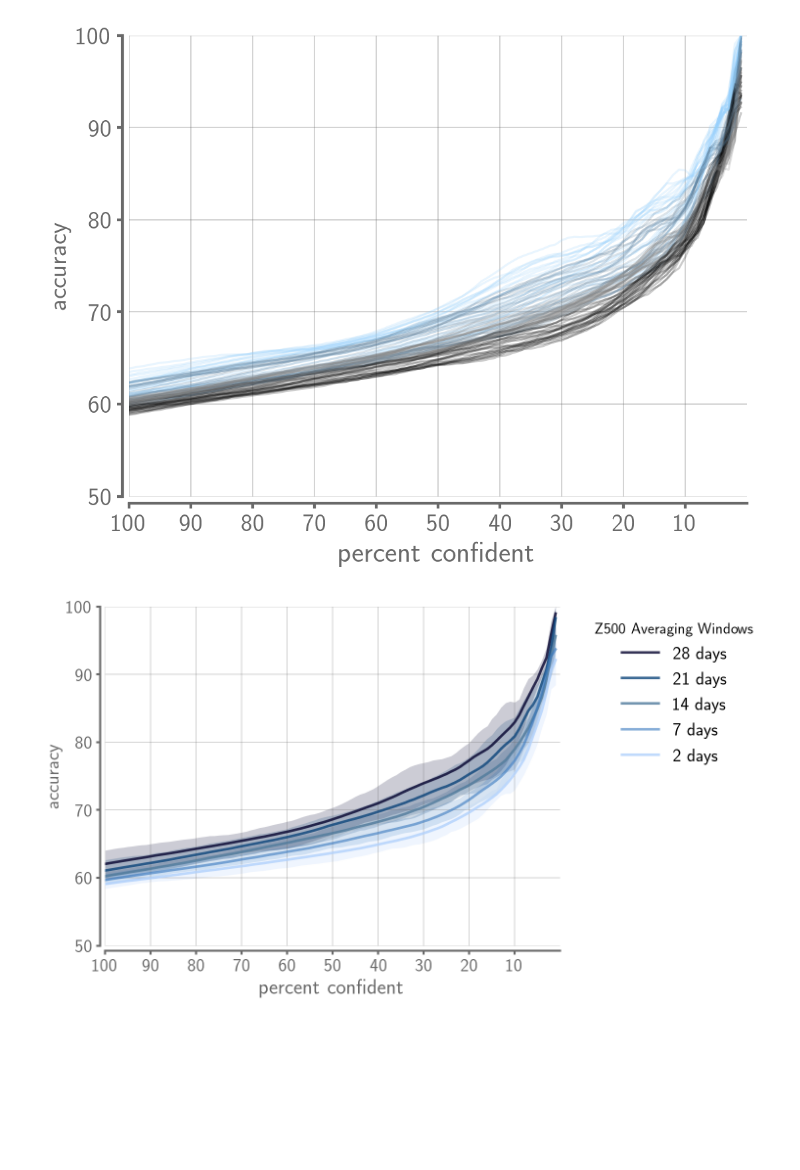
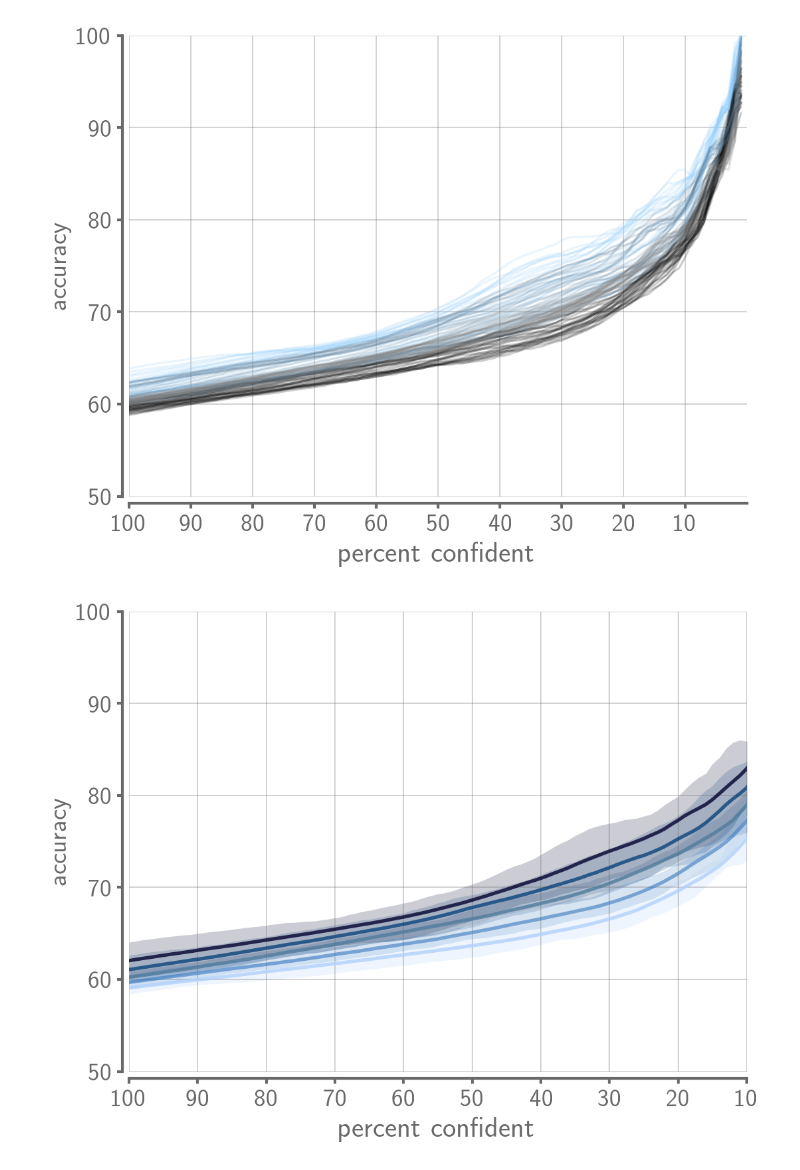
Before and after one commit to kjmayer/ENSOvsMJO, a Jupyter notebook: interpret/interpret-plot.ipynb, the cells around one changed output. Saved outputs shown, nothing was run; the diff lists cells and outputs as text; code cells hidden in the pictures; blank space fills up the shorter version.

```diff
--- a/interpret/interpret-plot.ipynb
+++ b/interpret/interpret-plot.ipynb
@@ -87,7 +87,7 @@ for l,lead in enumerate(LEADS):
     print('LEAD: '+str(lead))
     for a,avg in enumerate(AVGS):
         # print('AVG: '+str(avg))
-        ddir_load = '/glade/scratch/kjmayer/DATA/ENSOvsMJO/data/'
+        ddir_load = '/glade/derecho/scratch/kjmayer/DATA/ENSOvsMJO/data/'
 
         finame_fracpred = 'model1_allfracpred_LEAD_'+str(lead)+'_AVG_'+str(avg)+'__00001-00005.npy'
         model1_fracpred_all[l,a] = np.load(ddir_load+finame_fracpred)
@@ -678,7 +678,7 @@ for l,lead in enumerate(LEADS):
     print('LEAD: '+str(lead))
     for a,avg in enumerate(AVGS):
         # print('AVG: '+str(avg))
-        ddir_load = '/glade/scratch/kjmayer/DATA/ENSOvsMJO/data/'
+        ddir_load = '/glade/derecho/scratch/kjmayer/DATA/ENSOvsMJO/data/'
 
         finame_confvsacc = 'confvsacc_LEAD_'+str(lead)+'_AVG_'+str(avg)+'__00001-00005.npy'
         confvsacc_all[l,a] = np.load(ddir_load+finame_confvsacc)
@@ -768,33 +768,33 @@ plt.fill_between(x = np.arange(0,100),
                  y2 = np.max(confvsacc_all[:,26],axis=0),color='xkcd:midnight',alpha=0.2,linewidth=0)
 
 plt.plot(np.mean(confvsacc_all[:,19],axis=0),'xkcd:twilight blue',alpha=0.8,label='21 days',linewidth=2.5)
 plt.fill_between(x = np.arange(0,100),
                  y1 = np.min(confvsacc_all[:,19],axis=0),
                  y2 = np.max(confvsacc_all[:,19],axis=0),color='xkcd:twilight blue',alpha=0.2,linewidth=0)
 
 plt.plot(np.mean(confvsacc_all[:,12],axis=0),'xkcd:stormy blue',alpha=0.8,label='14 days',linewidth=2.5)
 plt.fill_between(x = np.arange(0,100),
                  y1 = np.min(confvsacc_all[:,12],axis=0),
                  y2 = np.max(confvsacc_all[:,12],axis=0),color='xkcd:light navy blue',alpha=0.2,linewidth=0)
 
 plt.plot(np.mean(confvsacc_all[:,5],axis=0),'xkcd:windows blue',alpha=0.6,label='7 days',linewidth=2.5)
 plt.fill_between(x = np.arange(0,100),
                  y1 = np.min(confvsacc_all[:,5],axis=0),
                  y2 = np.max(confvsacc_all[:,5],axis=0),color='xkcd:windows blue',alpha=0.2,linewidth=0)
 
 plt.plot(np.mean(confvsacc_all[:,0],axis=0),'xkcd:powder blue',alpha=0.8,label='2 days',linewidth=2.5)
 plt.fill_between(x = np.arange(0,100),
                  y1 = np.min(confvsacc_all[:,0],axis=0),
                  y2 = np.max(confvsacc_all[:,0],axis=0),color='xkcd:powder blue',alpha=0.2,linewidth=0)
 
 plt.ylim(50,100)
 plt.yticks(np.arange(50,110,10),np.arange(50,110,10),fontsize=FS,color='dimgrey')
 plt.ylabel('accuracy',fontsize=FS+1,color='dimgrey')
-plt.xlim(0,100)
+plt.xlim(0,90)
 plt.xticks(np.arange(0,100,10),np.arange(10,110,10)[::-1],fontsize=FS,color='dimgrey')
 plt.xlabel('percent confident',fontsize=FS+3,color='dimgrey')
-plt.legend(frameon=False, fontsize=FS,ncol=1,bbox_to_anchor=(1.04, 1), loc="upper left", title='Z500 Averaging Windows')
+# plt.legend(frameon=False, fontsize=FS,ncol=1,bbox_to_anchor=(1.04, 1), loc="upper left", title='Z500 Averaging Windows')
 
 plt.show()
 # %% [output]
-[figure, old version]
+[figure, new version]
```
Also changed, not shown: 2 other files.
